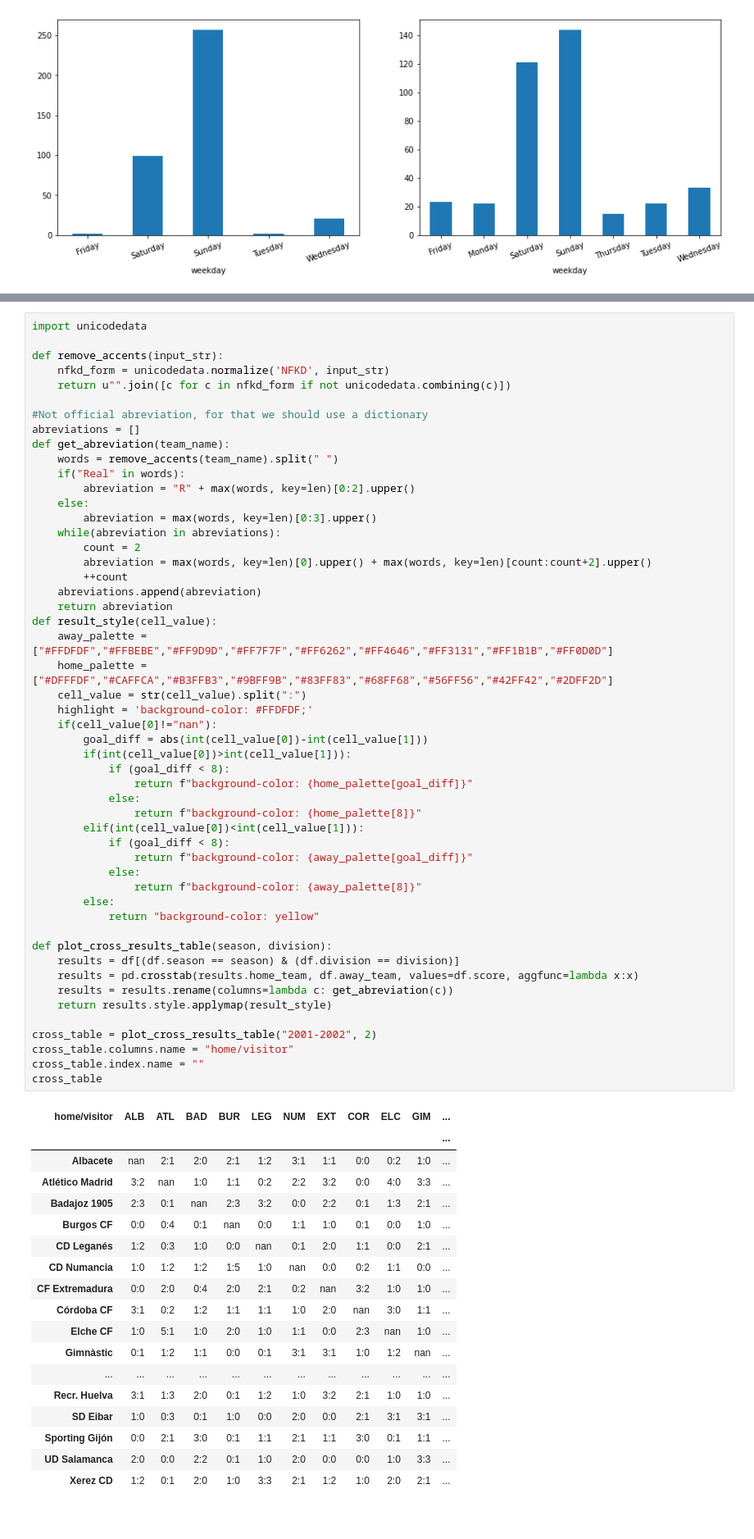
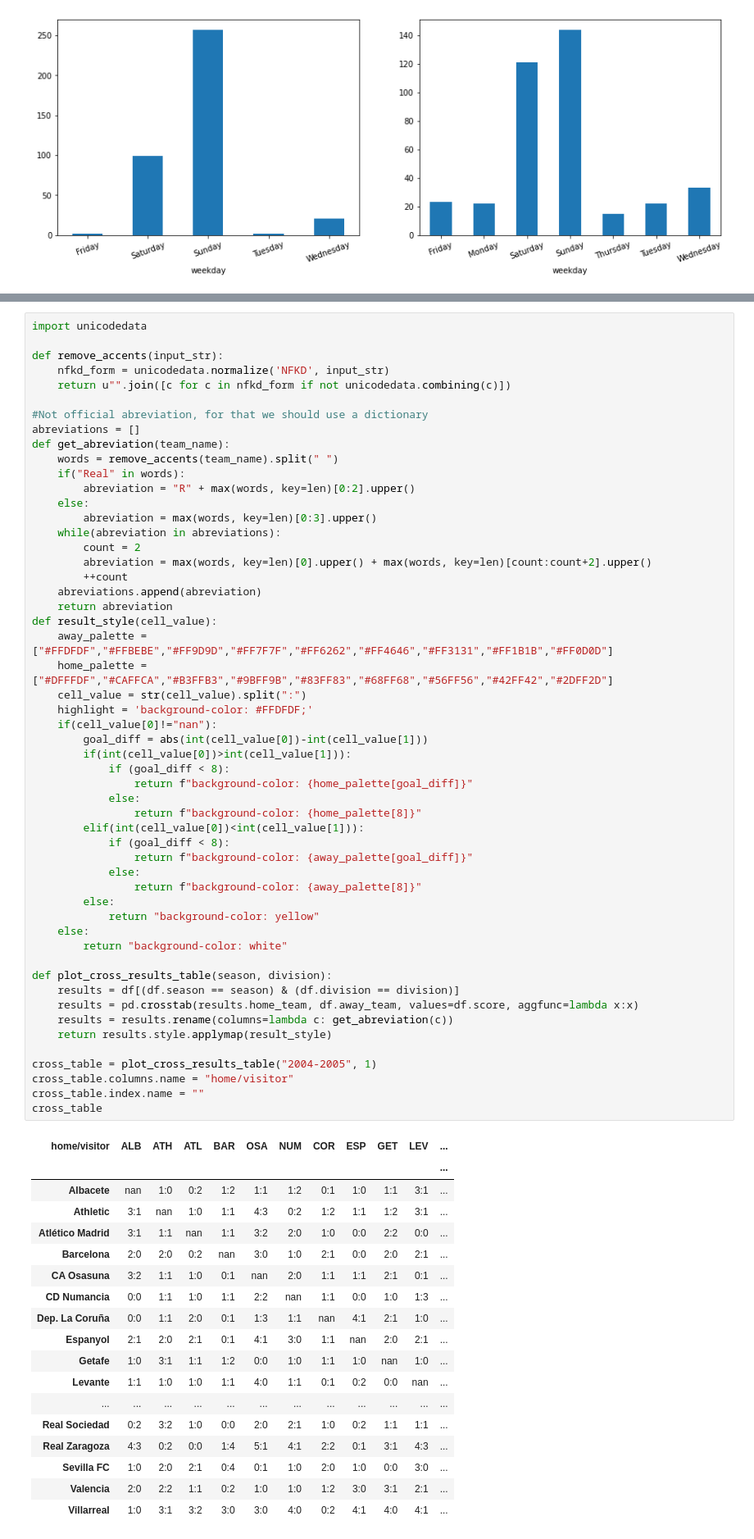
Before and after one commit to IsidreMas/la-quiniela, a Jupyter notebook: analysis/LaLigaDataAnalysis.ipynb, the cells around one changed output, grey strips where cells are left out. Shown: that part at 82% size. Drawn from its saved outputs; the diff is of its cells as text.

```diff
--- a/analysis/LaLigaDataAnalysis.ipynb
+++ b/analysis/LaLigaDataAnalysis.ipynb
@@ -144,52 +143,54 @@ def get_abreviation(team_name):
 def result_style(cell_value):
     away_palette = ["#FFDFDF","#FFBEBE","#FF9D9D","#FF7F7F","#FF6262","#FF4646","#FF3131","#FF1B1B","#FF0D0D"]
     home_palette = ["#DFFFDF","#CAFFCA","#B3FFB3","#9BFF9B","#83FF83","#68FF68","#56FF56","#42FF42","#2DFF2D"]
     cell_value = str(cell_value).split(":")
     highlight = 'background-color: #FFDFDF;'
     if(cell_value[0]!="nan"):
         goal_diff = abs(int(cell_value[0])-int(cell_value[1]))
         if(int(cell_value[0])>int(cell_value[1])):
             if (goal_diff < 8):
                 return f"background-color: {home_palette[goal_diff]}"
             else:
                 return f"background-color: {home_palette[8]}"
         elif(int(cell_value[0])<int(cell_value[1])):
             if (goal_diff < 8):
                 return f"background-color: {away_palette[goal_diff]}"
             else:
                 return f"background-color: {away_palette[8]}"
         else:
             return "background-color: yellow"
+    else:
+        return "background-color: white"
 
 def plot_cross_results_table(season, division):
     results = df[(df.season == season) & (df.division == division)]
     results = pd.crosstab(results.home_team, df.away_team, values=df.score, aggfunc=lambda x:x)
     results = results.rename(columns=lambda c: get_abreviation(c))
     return results.style.applymap(result_style)
 
-cross_table = plot_cross_results_table("2001-2002", 2)
+cross_table = plot_cross_results_table("2004-2005", 1)
 cross_table.columns.name = "home/visitor"
 cross_table.index.name = ""
 cross_table
 # %% [output]
-| home/visitor | ALB | ATL | BAD | BUR | LEG | NUM | EXT | COR | ELC | GIM | ... |
+| home/visitor | ALB | ATH | ATL | BAR | OSA | NUM | COR | ESP | GET | LEV | ... |
 |  |  |  |  |  |  |  |  |  |  |  | ... |
-| Albacete | nan | 2:1 | 2:0 | 2:1 | 1:2 | 3:1 | 1:1 | 0:0 | 0:2 | 1:0 | ... |
-| Atlético Madrid | 3:2 | nan | 1:0 | 1:1 | 0:2 | 2:2 | 3:2 | 0:0 | 4:0 | 3:3 | ... |
-| Badajoz 1905 | 2:3 | 0:1 | nan | 2:3 | 3:2 | 0:0 | 2:2 | 0:1 | 1:3 | 2:1 | ... |
-| Burgos CF | 0:0 | 0:4 | 0:1 | nan | 0:0 | 1:1 | 1:0 | 0:1 | 0:0 | 1:0 | ... |
-| CD Leganés | 1:2 | 0:3 | 1:0 | 0:0 | nan | 0:1 | 2:0 | 1:1 | 0:0 | 2:1 | ... |
-| CD Numancia | 1:0 | 1:2 | 1:2 | 1:5 | 1:0 | nan | 0:0 | 0:2 | 1:1 | 0:0 | ... |
-| CF Extremadura | 0:0 | 2:0 | 0:4 | 2:0 | 2:1 | 0:2 | nan | 3:2 | 1:0 | 1:0 | ... |
-| Córdoba CF | 3:1 | 0:2 | 1:2 | 1:1 | 1:1 | 1:0 | 2:0 | nan | 3:0 | 1:1 | ... |
-| Elche CF | 1:0 | 5:1 | 1:0 | 2:0 | 1:0 | 1:1 | 0:0 | 2:3 | nan | 1:0 | ... |
-| Gimnàstic | 0:1 | 1:2 | 1:1 | 0:0 | 0:1 | 3:1 | 3:1 | 1:0 | 1:2 | nan | ... |
+| Albacete | nan | 1:0 | 0:2 | 1:2 | 1:1 | 1:2 | 0:1 | 1:0 | 1:1 | 3:1 | ... |
+| Athletic | 3:1 | nan | 1:0 | 1:1 | 4:3 | 0:2 | 1:2 | 1:1 | 1:2 | 3:1 | ... |
+| Atlético Madrid | 3:1 | 1:1 | nan | 1:1 | 3:2 | 2:0 | 1:0 | 0:0 | 2:2 | 0:0 | ... |
+| Barcelona | 2:0 | 2:0 | 0:2 | nan | 3:0 | 1:0 | 2:1 | 0:0 | 2:0 | 2:1 | ... |
+| CA Osasuna | 3:2 | 1:1 | 1:0 | 0:1 | nan | 2:0 | 1:1 | 1:1 | 2:1 | 0:1 | ... |
+| CD Numancia | 0:0 | 1:1 | 1:0 | 1:1 | 2:2 | nan | 1:1 | 0:0 | 1:0 | 1:3 | ... |
+| Dep. La Coruña | 0:0 | 1:1 | 2:0 | 0:1 | 1:3 | 1:1 | nan | 4:1 | 2:1 | 1:0 | ... |
+| Espanyol | 2:1 | 2:0 | 2:1 | 0:1 | 4:1 | 3:0 | 1:1 | nan | 2:0 | 2:1 | ... |
+| Getafe | 1:0 | 3:1 | 1:1 | 1:2 | 0:0 | 1:0 | 1:1 | 1:0 | nan | 1:0 | ... |
+| Levante | 1:1 | 1:0 | 1:0 | 1:1 | 4:0 | 1:1 | 0:1 | 0:2 | 0:0 | nan | ... |
 | ... | ... | ... | ... | ... | ... | ... | ... | ... | ... | ... | ... |
-| Recr. Huelva | 3:1 | 1:3 | 2:0 | 0:1 | 1:2 | 1:0 | 3:2 | 2:1 | 1:0 | 1:0 | ... |
-| SD Eibar | 1:0 | 0:3 | 0:1 | 1:0 | 0:0 | 2:0 | 0:0 | 2:1 | 3:1 | 3:1 | ... |
-| Sporting Gijón | 0:0 | 2:1 | 3:0 | 0:1 | 1:1 | 2:1 | 1:1 | 3:0 | 0:1 | 1:1 | ... |
-| UD Salamanca | 2:0 | 0:0 | 2:2 | 0:1 | 1:0 | 2:0 | 0:0 | 0:0 | 1:0 | 3:3 | ... |
-| Xerez CD | 1:2 | 0:1 | 2:0 | 1:0 | 3:3 | 2:1 | 1:2 | 1:0 | 2:0 | 2:1 | ... |
+| Real Sociedad | 0:2 | 3:2 | 1:0 | 0:0 | 2:0 | 2:1 | 1:0 | 0:2 | 1:1 | 1:1 | ... |
+| Real Zaragoza | 4:3 | 0:2 | 0:0 | 1:4 | 5:1 | 4:1 | 2:2 | 0:1 | 3:1 | 4:3 | ... |
+| Sevilla FC | 1:0 | 2:0 | 2:1 | 0:4 | 0:1 | 1:0 | 2:0 | 1:0 | 0:0 | 3:0 | ... |
+| Valencia | 2:0 | 2:2 | 1:1 | 0:2 | 1:0 | 1:0 | 1:2 | 3:0 | 3:1 | 2:1 | ... |
+| Villarreal | 1:0 | 3:1 | 3:2 | 3:0 | 3:0 | 4:0 | 0:2 | 4:1 | 4:0 | 4:1 | ... |
 # %% [markdown]
 ## Exercise 5
 
```
Also changed, not shown: parts of 2 cells of this notebook.
